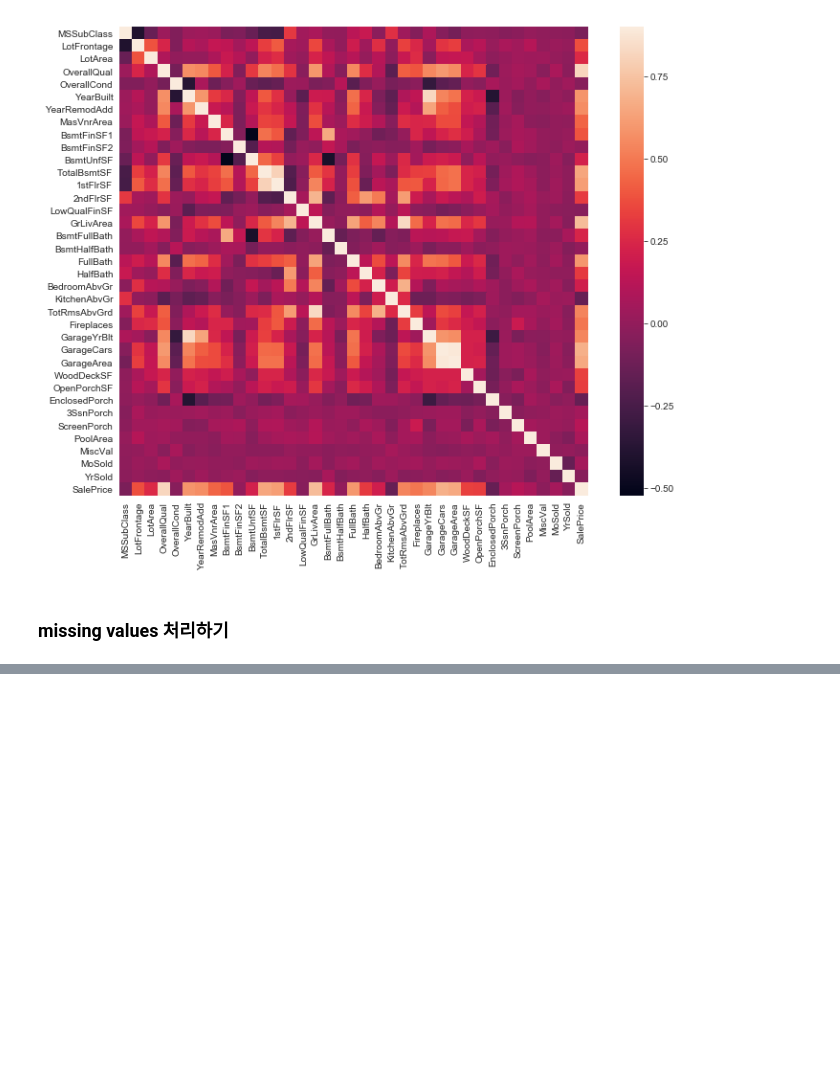
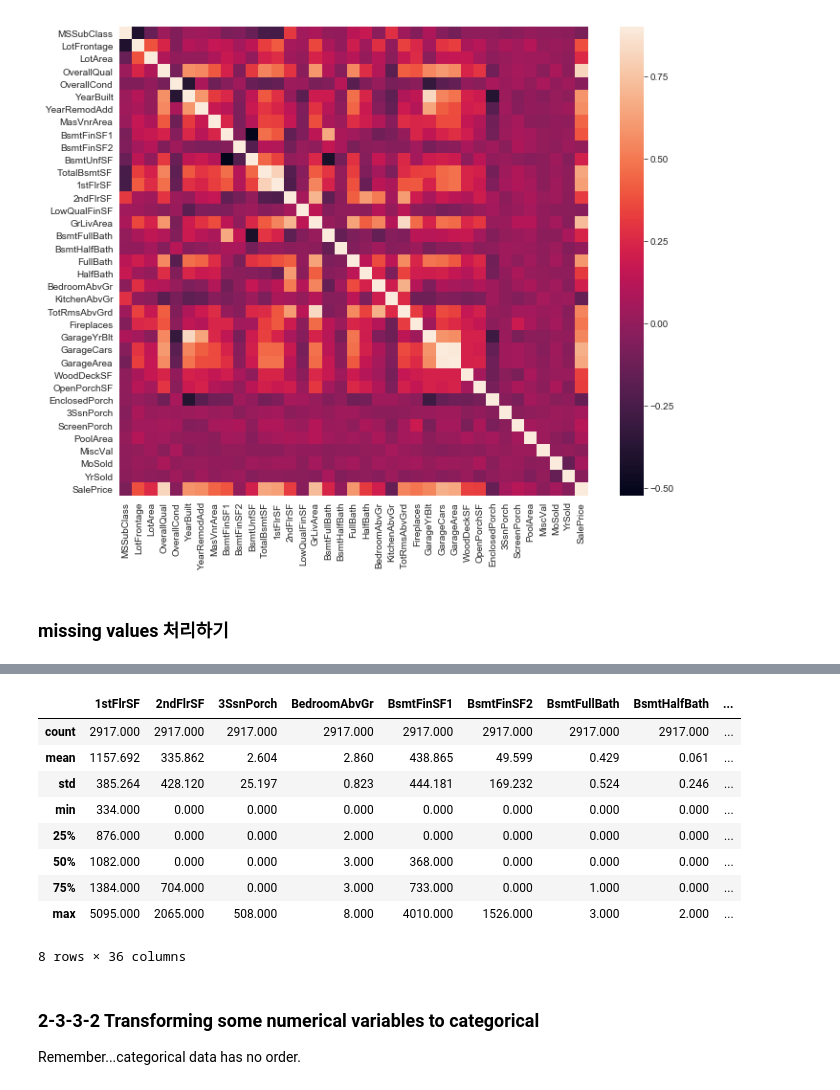
Before and after one commit to parksurk/da_structured-data, a Jupyter notebook: step2 - Regression.ipynb, the cells around one changed output, grey strips where cells are left out. Saved outputs shown, nothing was run; the diff lists cells and outputs as text; code cells hidden in the pictures; blank space fills up the shorter version.

```diff
--- a/step2 - Regression.ipynb
+++ b/step2 - Regression.ipynb
@@ -572,0 +801,17 @@ sns.heatmap(corrmat, vmax=0.9, square=True)
+# %%
+all_data.describe()
+# %% [output]
+|  | 1stFlrSF | 2ndFlrSF | 3SsnPorch | BedroomAbvGr | BsmtFinSF1 | BsmtFinSF2 | BsmtFullBath | BsmtHalfBath | ... |
+| count | 2917.000 | 2917.000 | 2917.000 | 2917.000 | 2917.000 | 2917.000 | 2917.000 | 2917.000 | ... |
+| mean | 1157.692 | 335.862 | 2.604 | 2.860 | 438.865 | 49.599 | 0.429 | 0.061 | ... |
+| std | 385.264 | 428.120 | 25.197 | 0.823 | 444.181 | 169.232 | 0.524 | 0.246 | ... |
+| min | 334.000 | 0.000 | 0.000 | 0.000 | 0.000 | 0.000 | 0.000 | 0.000 | ... |
+| 25% | 876.000 | 0.000 | 0.000 | 2.000 | 0.000 | 0.000 | 0.000 | 0.000 | ... |
+| 50% | 1082.000 | 0.000 | 0.000 | 3.000 | 368.000 | 0.000 | 0.000 | 0.000 | ... |
+| 75% | 1384.000 | 704.000 | 0.000 | 3.000 | 733.000 | 0.000 | 1.000 | 0.000 | ... |
+| max | 5095.000 | 2065.000 | 508.000 | 8.000 | 4010.000 | 1526.000 | 3.000 | 2.000 | ... |
+8 rows × 36 columns
+# %% [markdown]
+### 2-3-3-2 Transforming some numerical variables to categorical
+
+Remember...categorical data has no order.
```
Also changed, not shown: parts of 149 cells of this notebook, 4 other files.
